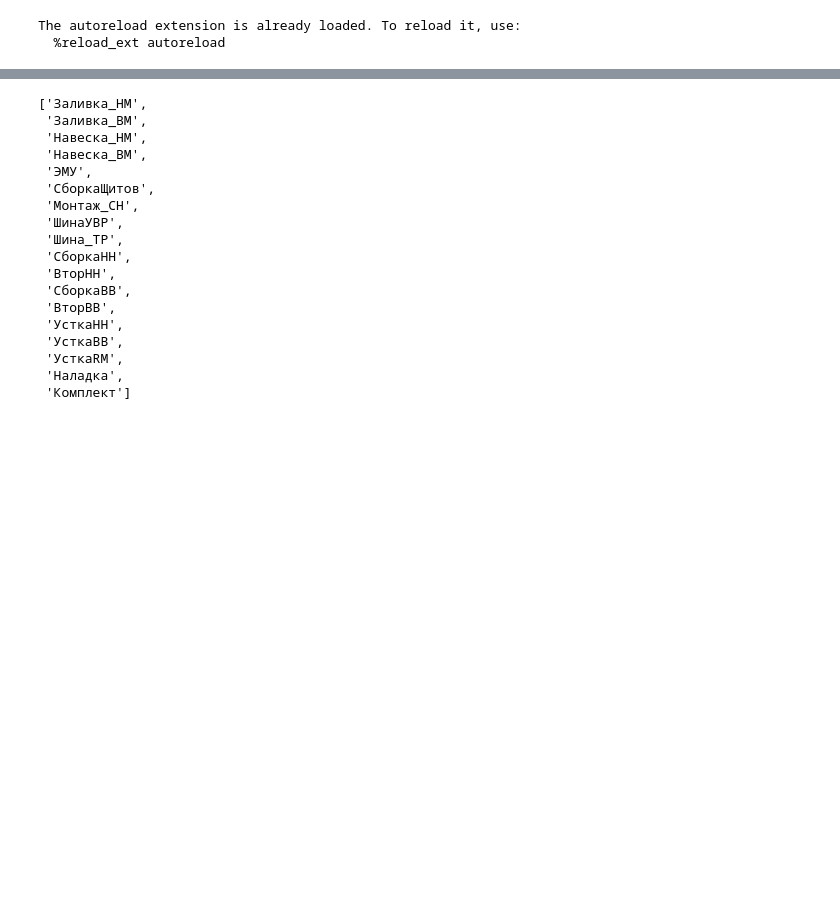
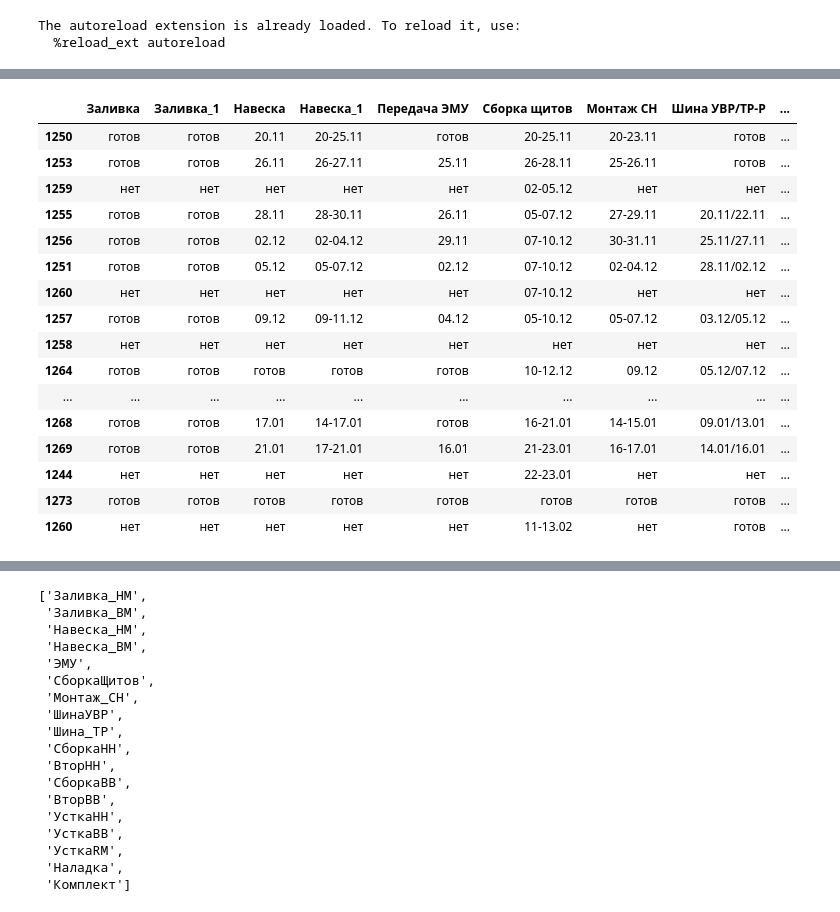
Before and after one commit to TimurKarev/Plan, a Jupyter notebook: test.ipynb, the cells around one changed output, grey strips where cells are left out. Saved outputs shown, nothing was run; the diff lists cells and outputs as text; code cells hidden in the pictures; blank space fills up the shorter version.

```diff
--- a/test.ipynb
+++ b/test.ipynb
@@ -23,3 +41,23 @@ plan_loader.delete_rows_ready()
+# %%
+plan_loader.df.head(20)
+# %% [output]
+|  | Заливка | Заливка_1 | Навеска | Навеска_1 | Передача ЭМУ | Сборка щитов | Монтаж СН | Шина УВР/ТР-Р | ... |
+| 1250 | готов | готов | 20.11 | 20-25.11 | готов | 20-25.11 | 20-23.11 | готов | ... |
+| 1253 | готов | готов | 26.11 | 26-27.11 | 25.11 | 26-28.11 | 25-26.11 | готов | ... |
+| 1259 | нет | нет | нет | нет | нет | 02-05.12 | нет | нет | ... |
+| 1255 | готов | готов | 28.11 | 28-30.11 | 26.11 | 05-07.12 | 27-29.11 | 20.11/22.11 | ... |
+| 1256 | готов | готов | 02.12 | 02-04.12 | 29.11 | 07-10.12 | 30-31.11 | 25.11/27.11 | ... |
+| 1251 | готов | готов | 05.12 | 05-07.12 | 02.12 | 07-10.12 | 02-04.12 | 28.11/02.12 | ... |
+| 1260 | нет | нет | нет | нет | нет | 07-10.12 | нет | нет | ... |
+| 1257 | готов | готов | 09.12 | 09-11.12 | 04.12 | 05-10.12 | 05-07.12 | 03.12/05.12 | ... |
+| 1258 | нет | нет | нет | нет | нет | нет | нет | нет | ... |
+| 1264 | готов | готов | готов | готов | готов | 10-12.12 | 09.12 | 05.12/07.12 | ... |
+| ... | ... | ... | ... | ... | ... | ... | ... | ... | ... |
+| 1268 | готов | готов | 17.01 | 14-17.01 | готов | 16-21.01 | 14-15.01 | 09.01/13.01 | ... |
+| 1269 | готов | готов | 21.01 | 17-21.01 | 16.01 | 21-23.01 | 16-17.01 | 14.01/16.01 | ... |
+| 1244 | нет | нет | нет | нет | нет | 22-23.01 | нет | нет | ... |
+| 1273 | готов | готов | готов | готов | готов | готов | готов | готов | ... |
+| 1260 | нет | нет | нет | нет | нет | 11-13.02 | нет | готов | ... |
 # %%
 %autoreload
 ref = PlanReformatter(plan_loader.df)
```
Also changed, not shown: parts of 10 cells of this notebook, 4 other files.
